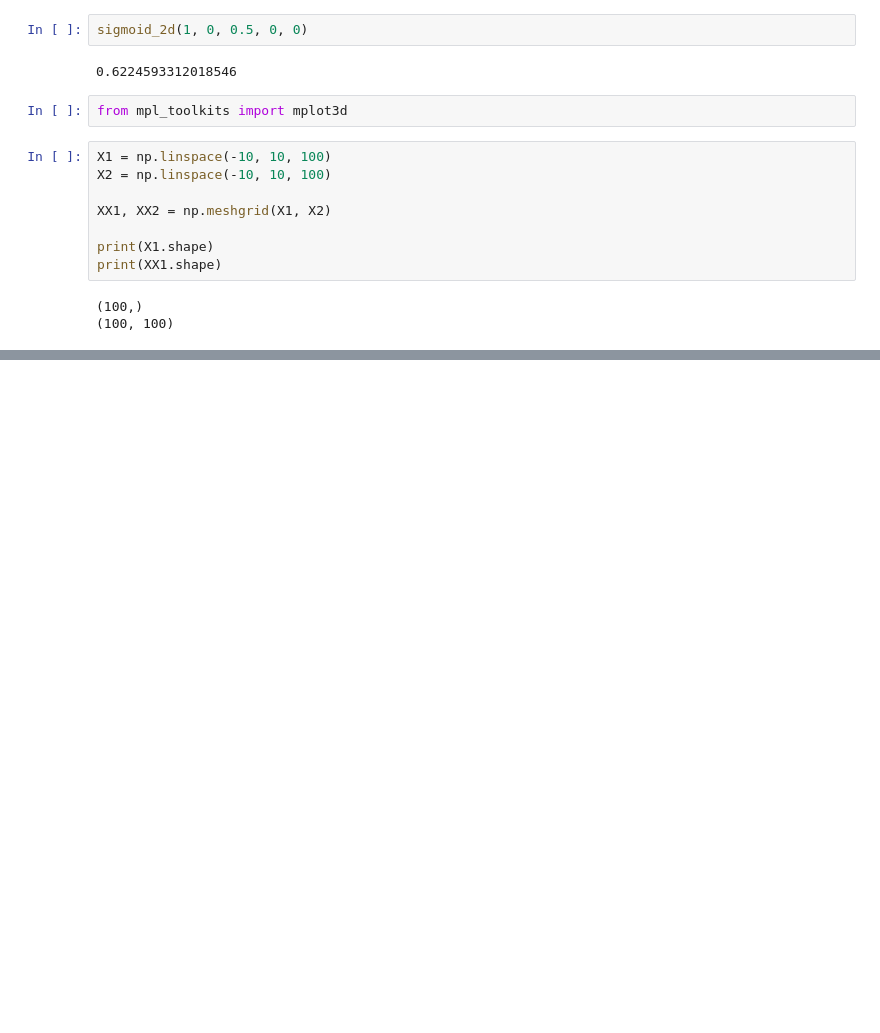
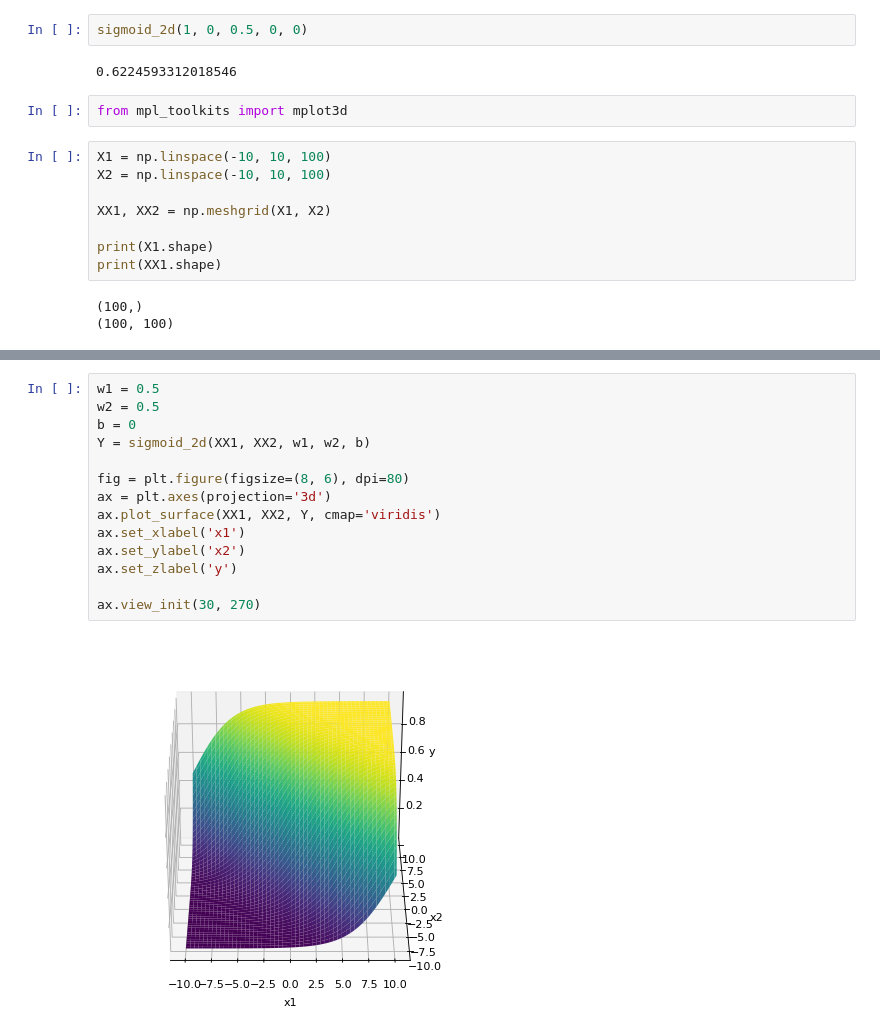
Before and after one commit to kunalrs/deeplearning-tutorial, a Jupyter notebook: SigmoidNeuron.ipynb, the cells around one changed output, grey strips where cells are left out. Cells and saved outputs as stored; diff of their text form; blank space fills up the shorter version.

```diff
--- a/SigmoidNeuron.ipynb
+++ b/SigmoidNeuron.ipynb
@@ -86,0 +113,16 @@ print(XX1.shape)
+# %%
+w1 = 0.5
+w2 = 0.5
+b = 0
+Y = sigmoid_2d(XX1, XX2, w1, w2, b)
+
+fig = plt.figure(figsize=(8, 6), dpi=80)
+ax = plt.axes(projection='3d')
+ax.plot_surface(XX1, XX2, Y, cmap='viridis')
+ax.set_xlabel('x1')
+ax.set_ylabel('x2')
+ax.set_zlabel('y')
+
+ax.view_init(30, 270)
+# %% [output]
+[figure, added]
```
Also changed, not shown: parts of 23 cells of this notebook.
